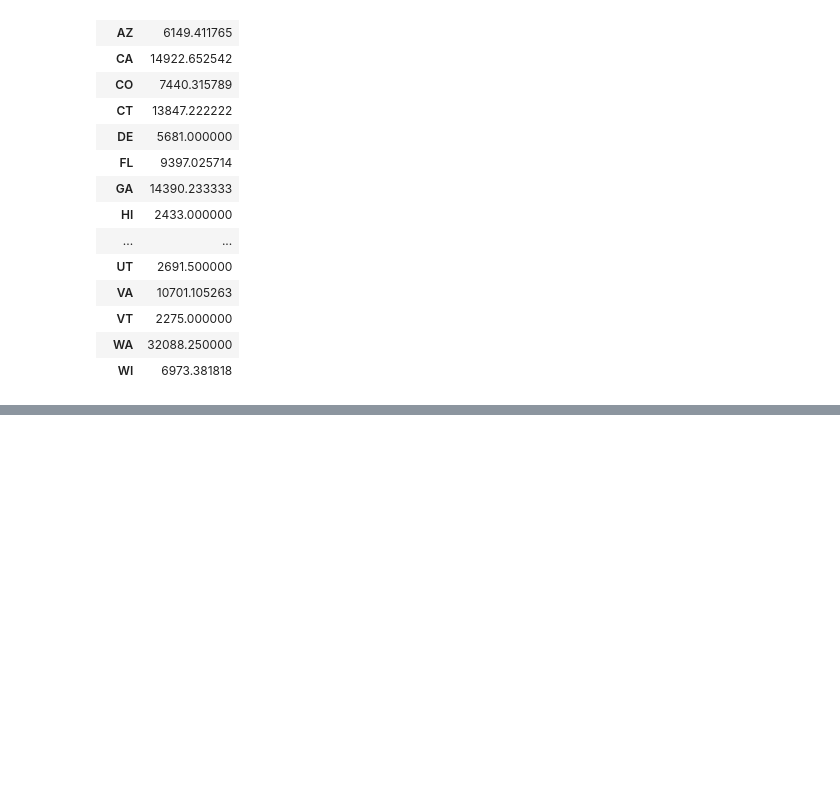
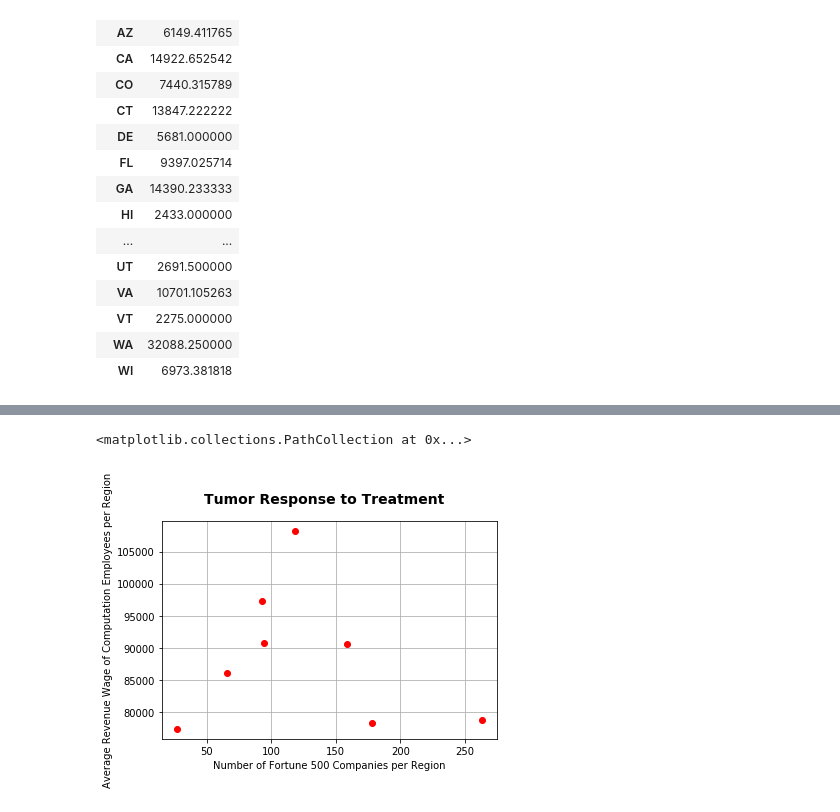
Before and after one commit to yujinie-choi/data_project_one, a Jupyter notebook: yujin_data.ipynb, the cells around one changed output, grey strips where cells are left out. Cells and saved outputs as stored; diff of their text form; code cells hidden in the pictures; blank space fills up the shorter version.

```diff
--- a/yujin_data.ipynb
+++ b/yujin_data.ipynb
@@ -151,3 +168,9 @@ mean_df
 | VT | 2275.000000 |
 | WA | 32088.250000 |
 | WI | 6973.381818 |
+# %%
+merged_df = pd.merge(state_df, math_df, on="State")
+merged_df = merged_df.rename(columns={"Revenue as Int":"Number of F100 Company", "Mean_wage_yr":"Average Wage"})
+merged_df["Region"] = ""
+merged_df = merged_df.set_index("State")
+merged_df
@@ -159,0 +241,7 @@ southwest = ["AZ","NM","OK"]
+# %%
+region_group = merged_df.groupby("Region")
+region_average = region_group["Average Wage"].mean()
+region_companies = region_group["Number of F100 Company"].sum()
+region_df = pd.DataFrame(region_companies)
+region_df["Average Wage"] = region_average
+region_df
@@ -159,0 +280,21 @@ southwest = ["AZ","NM","OK"]
+# %%
+fig, ax = plt.subplots()
+# x_axis = reformat_df.index
+
+fig.suptitle("Tumor Response to Treatment", fontsize=14, fontweight="bold")
+ax.set_xlabel("Number of Fortune 500 Companies per Region")
+ax.set_ylabel("Average Revenue Wage of Computation Employees per Region")
+
+# ax.set_ylim(30,75)
+ax.grid()
+
+ax.scatter(region_df["Number of F100 Company"], region_df["Average Wage"], marker="o", color = "r")
+# (slope, intercept, _,_,_) = linregress(region_df["Number of F100 Company"], region_df["Average Revenue"])
+# line = slope * region_df["Number of F100 Company"] + intercept
+# ax.plot(region_df["Number of F100 Company"], line, "r--")
+# capomulin, = ax.plot(x_axis, reformat_df["Capomulin"], "r--", marker="o",linewidth=1)
+
+# plt.savefig("tumor_graph.png")
+# %% [output]
+<matplotlib.collections.PathCollection at 0x...>
+[figure, added]
```
Also changed, not shown: parts of 7 cells of this notebook, 1 other file.
